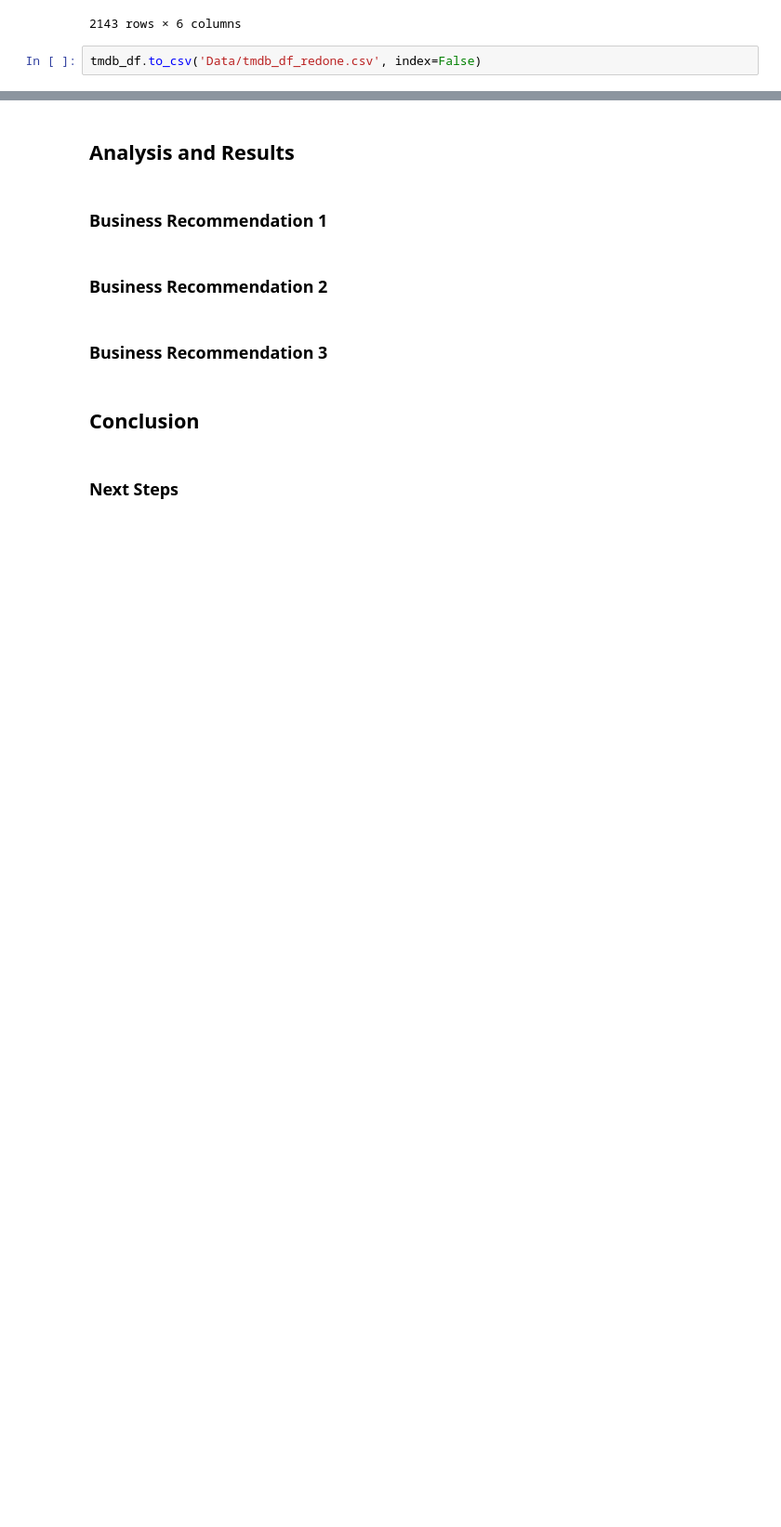
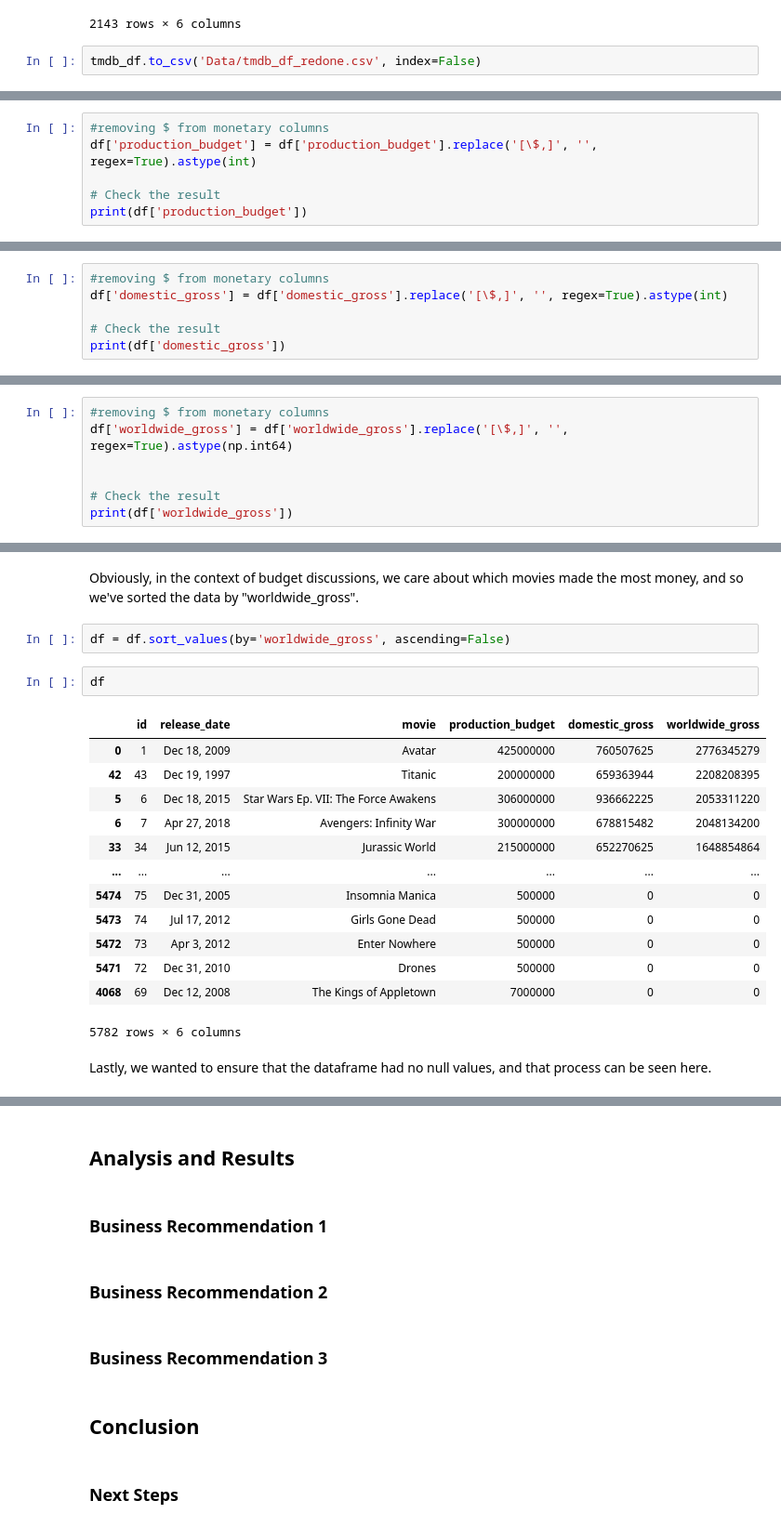
Before and after one commit to falloutb1tch/Movie_Project, a Jupyter notebook: Final.ipynb, the cells around one changed output, grey strips where cells are left out. Shown at 93% size. Cells and saved outputs as stored; diff of their text form; blank space fills up the shorter version.

```diff
--- a/Final.ipynb
+++ b/Final.ipynb
@@ -464,0 +502,6 @@ tmdb_df.to_csv('Data/tmdb_df_redone.csv', index=False)
+# %%
+#removing $ from monetary columns
+df['production_budget'] = df['production_budget'].replace('[\$,]', '', regex=True).astype(int)
+
+# Check the result
+print(df['production_budget'])
@@ -464,0 +521,6 @@ tmdb_df.to_csv('Data/tmdb_df_redone.csv', index=False)
+# %%
+#removing $ from monetary columns
+df['domestic_gross'] = df['domestic_gross'].replace('[\$,]', '', regex=True).astype(int)
+
+# Check the result
+print(df['domestic_gross'])
@@ -464,0 +540,7 @@ tmdb_df.to_csv('Data/tmdb_df_redone.csv', index=False)
+# %%
+#removing $ from monetary columns
+df['worldwide_gross'] = df['worldwide_gross'].replace('[\$,]', '', regex=True).astype(np.int64)
+
+
+# Check the result
+print(df['worldwide_gross'])
@@ -464,0 +590,22 @@ tmdb_df.to_csv('Data/tmdb_df_redone.csv', index=False)
+# %% [markdown]
+Obviously, in the context of budget discussions, we care about which movies made the most money, and so we've sorted the data by "worldwide_gross".
+# %%
+df = df.sort_values(by='worldwide_gross', ascending=False)
+# %%
+df
+# %% [output]
+|  | id | release_date | movie | production_budget | domestic_gross | worldwide_gross |
+| 0 | 1 | Dec 18, 2009 | Avatar | 425000000 | 760507625 | 2776345279 |
+| 42 | 43 | Dec 19, 1997 | Titanic | 200000000 | 659363944 | 2208208395 |
+| 5 | 6 | Dec 18, 2015 | Star Wars Ep. VII: The Force Awakens | 306000000 | 936662225 | 2053311220 |
+| 6 | 7 | Apr 27, 2018 | Avengers: Infinity War | 300000000 | 678815482 | 2048134200 |
+| 33 | 34 | Jun 12, 2015 | Jurassic World | 215000000 | 652270625 | 1648854864 |
+| ... | ... | ... | ... | ... | ... | ... |
+| 5474 | 75 | Dec 31, 2005 | Insomnia Manica | 500000 | 0 | 0 |
+| 5473 | 74 | Jul 17, 2012 | Girls Gone Dead | 500000 | 0 | 0 |
+| 5472 | 73 | Apr 3, 2012 | Enter Nowhere | 500000 | 0 | 0 |
+| 5471 | 72 | Dec 31, 2010 | Drones | 500000 | 0 | 0 |
+| 4068 | 69 | Dec 12, 2008 | The Kings of Appletown | 7000000 | 0 | 0 |
+5782 rows × 6 columns
+# %% [markdown]
+Lastly, we wanted to ensure that the dataframe had no null values, and that process can be seen here.
```
Also changed, not shown: parts of 21 cells of this notebook.
